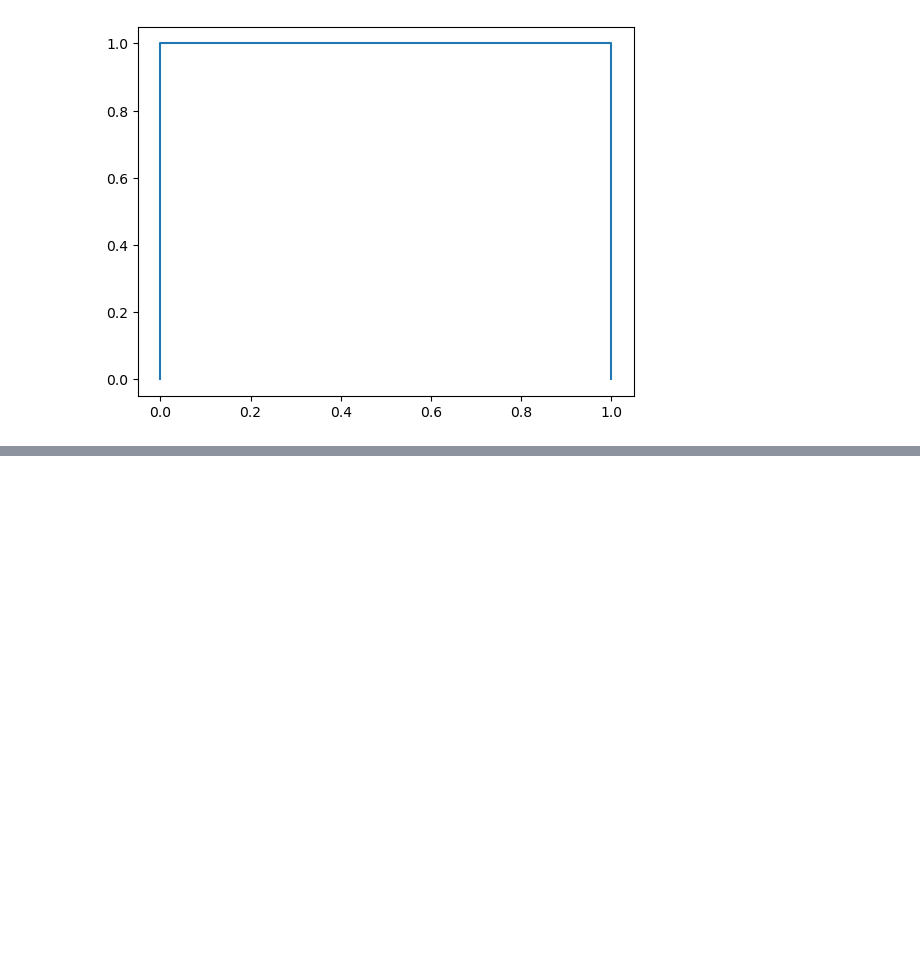
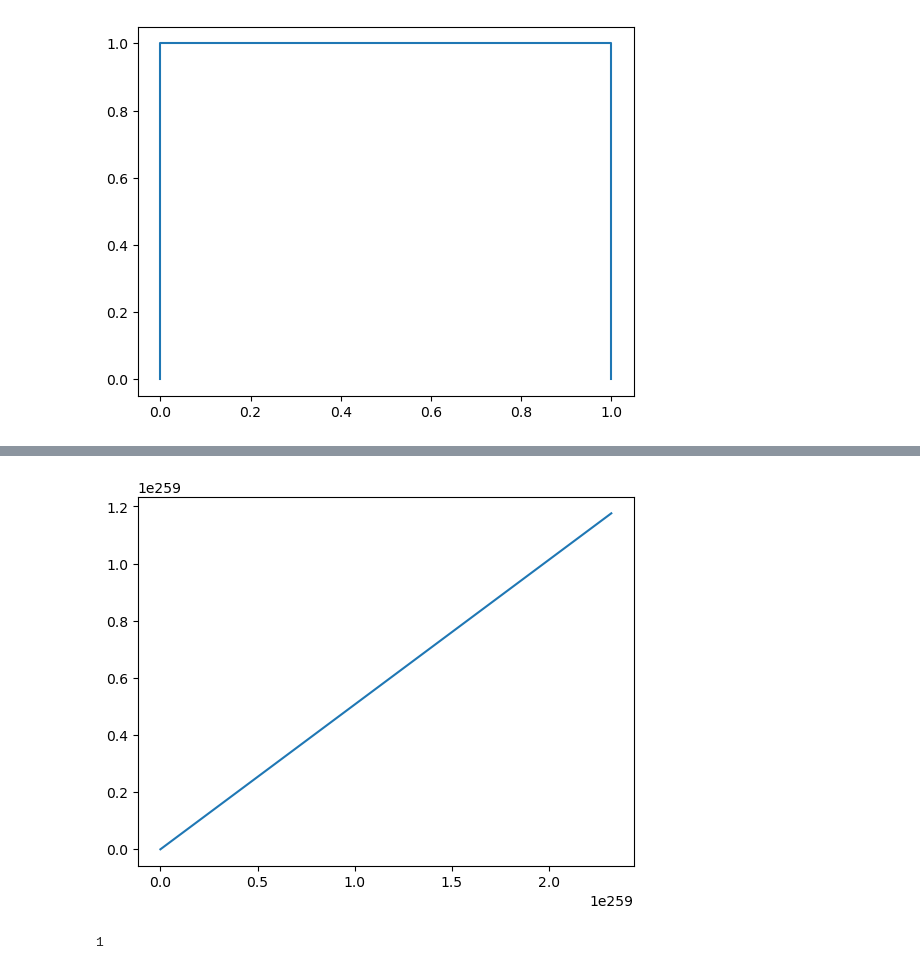
Before and after one commit to OlivierAM23/ds5_assignment_group7, a Jupyter notebook: testing.ipynb, the cells around one changed output, grey strips where cells are left out. Saved outputs shown, nothing was run; the diff lists cells and outputs as text; code cells hidden in the pictures; blank space fills up the shorter version.

```diff
--- a/testing.ipynb
+++ b/testing.ipynb
@@ -61,0 +71,24 @@ array([0., 0., 1., 1.])
+# %%
+#this function makes a mandelbroth set with n amount of iterations using the complex value x+yj (n,x,y)
+def mandelbroth(n,x,y):
+    c = complex(x,y)
+    a=np.array([0])
+    for i in range(n):
+        a=np.append(a,a[i]**2+c)
+    return a
+#this function takes a numpy array of complex numbers and puts these in a matplotlib.pyplot plot
+def plot_complex(inpt):
+    plt.plot(inpt.real, inpt.imag)
+    #plt.xlim([-1.5,0.5])
+    #plt.ylim([-1,1])
+#end of defining functions begining in inputing values
+plot_complex(mandelbroth(100,- 1,-1))
+#this is wrong probably
+#plt.imshow(2darray)
+# %% [output]
+[figure, added]
+# %%
+a=np.array([0,1,2,3]).reshape(2,2)
+a[0,1]
+# %% [output]
+1
```
Also changed, not shown: parts of 5 cells of this notebook, 1 other file.
